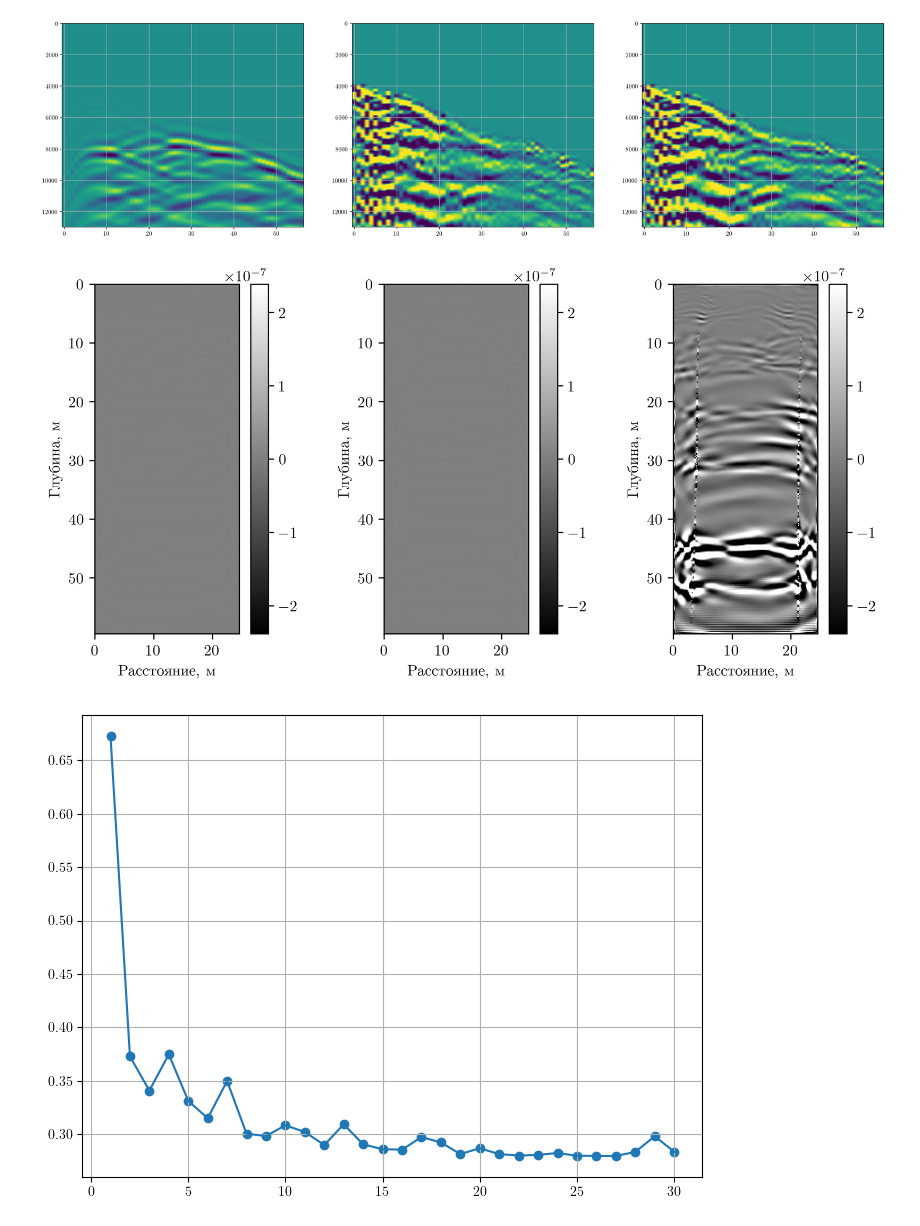
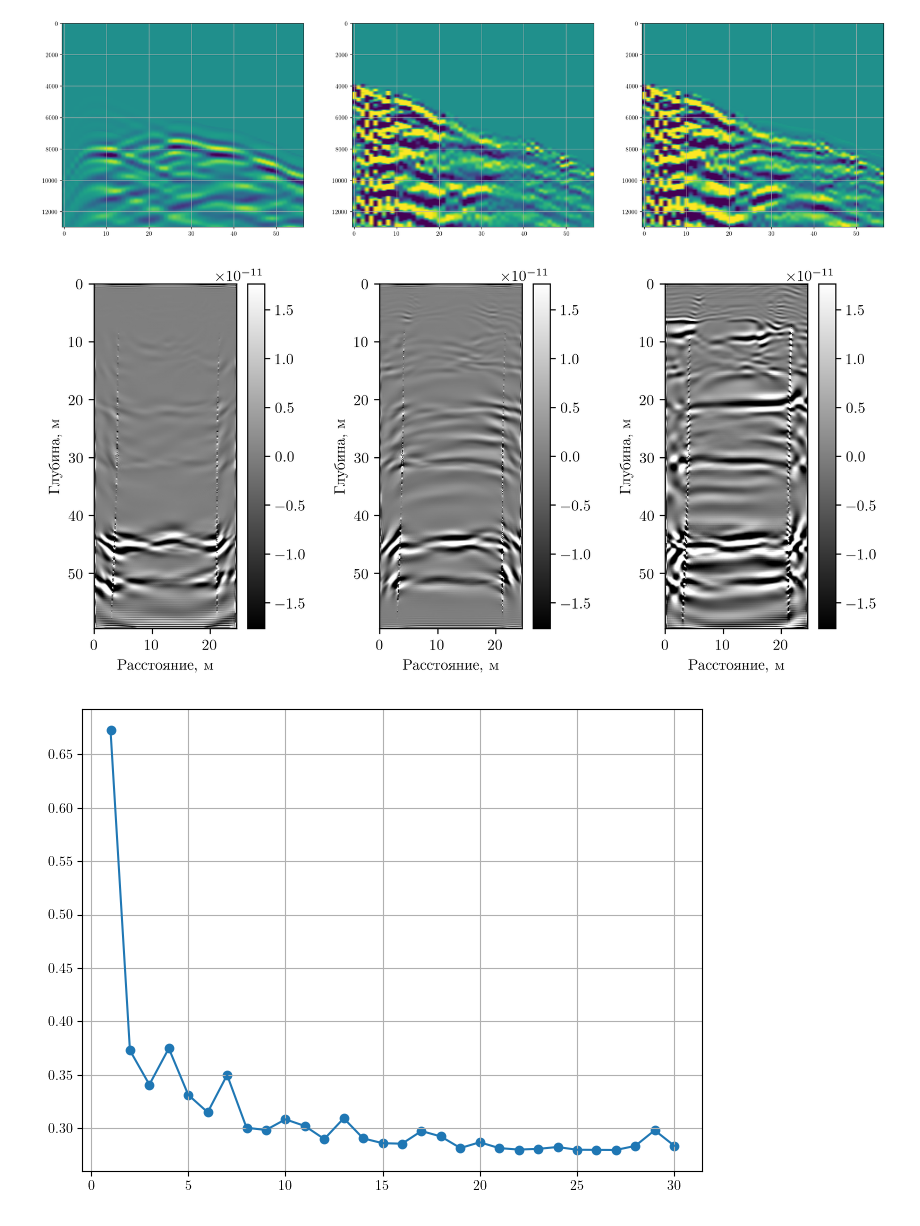
Before and after one commit to AndreyVyaznikovtsev/devito, a Jupyter notebook: examples/seismic/custom_scripts/mex_4_5/lsrtm/check_arrays.ipynb, the cells around one changed output. Drawn from its saved outputs; the diff is of its cells as text; code cells hidden in the pictures.

```diff
--- a/examples/seismic/custom_scripts/mex_4_5/lsrtm/check_arrays.ipynb
+++ b/examples/seismic/custom_scripts/mex_4_5/lsrtm/check_arrays.ipynb
@@ -61,36 +61,36 @@ plt.show()
 [figure]
 # %%
 from config import NBL
-grad_u0 = np.load("gradients/grad_full_u_0.npy")
-grad_d0 = np.load("gradients/grad_full_d_0.npy")
+grad_u0 = np.load("gradients/grad_full_u_1.npy")
+grad_d0 = np.load("gradients/grad_full_d_1.npy")
 
 # magnitude[magnitude] = np.nan
 fig, axs = plt.subplots(1, 3, figsize=(8, 4), dpi=300)
 # glmax = max([np.max(np.abs(grad_d)), np.max(np.abs(grad_u))])
 glmax = max([np.quantile(grad_d0, 0.9), np.quantile(grad_u0, 0.9)])
 # imag0 = grad_u0-grad_d0
-imag0 = np.load("images/image_iter_4.npy")[::5, ::5]
+imag0 = np.load("images/image_iter_1.npy")[::5, ::5]
 for gr, ax in zip([grad_d0, grad_u0, imag0], axs):
     # h=ax.imshow(np.diff(gr.T, axis=0, n=2), cmap='gray', vmin=-glmax/5, vmax=glmax/5)
     # h=ax.imshow(-np.diff(gaussian_filter(gr.T, sigma=0), axis=0, n=1), cmap='gray', vmin=-glmax/2.5*3e3, vmax=glmax/2.5*3e3, extent=[0, grad_d0.shape[0]*0.03*5, grad_d0.shape[1]*0.03*5, 0])
-    hh=ax.imshow(model.vp.data[NBL:-NBL, NBL:-NBL].T, cmap='jet', vmin=0.5, vmax=5.5, alpha=0.3, extent=[0, grad_d0.shape[0]*0.03*5, grad_d0.shape[1]*0.03*5, 0])
+    # hh=ax.imshow(model.vp.data[NBL:-NBL, NBL:-NBL].T, cmap='jet', vmin=0.5, vmax=5.5, alpha=0.3, extent=[0, grad_d0.shape[0]*0.03*5, grad_d0.shape[1]*0.03*5, 0])
 
     # h=ax.imshow(laplace(gr.T), cmap='gray', vmin=-glmax/5, vmax=glmax/5, extent=[0, grad_d0.shape[0]*0.25, grad_d0.shape[1]*0.25, 0])
     # h=ax.imshow(laplace(gaussian_filter(gr.T, sigma=0.9)), vmin=-glmax/3, vmax=glmax/3, cmap='gray', extent=[0, grad_d0.shape[0]*0.25, grad_d0.shape[1]*0.25, 0])
     # h=ax.imshow(np.diff(uniform_filter(gr.T, size=[5, 5]), axis=0, n=2), vmin=-glmax/10, vmax=glmax/10, cmap='gray', extent=[0, grad_d0.shape[0]*0.25, grad_d0.shape[1]*0.25, 0])
 
-    h=ax.imshow(laplace(gr.T), vmin=-glmax*2*9e2, vmax=glmax*2*9e2, cmap='gray', extent=[0, grad_d0.shape[0]*0.03*5, grad_d0.shape[1]*0.03*5, 0])
+    h=ax.imshow(laplace(gr.T), vmin=-glmax/2, vmax=glmax/2, cmap='gray', extent=[0, grad_d0.shape[0]*0.03*5, grad_d0.shape[1]*0.03*5, 0])
     ax.set_xlabel("Расстояние, м")
     ax.set_ylabel("Глубина, м")
 
     fig.colorbar(h)
 
 
 
 plt.tight_layout()
 plt.show()
 # %% [output]
-[figure, old version]
+[figure, new version]
 # %%
 errs = [0.67292, 0.37280, 0.34077, 0.37472, 0.33117, 0.31484, 0.34977, 0.30034, 0.29826, 0.30825, 0.30201, 0.28980, 0.30924, 0.29042, 0.28591, 0.28543, 0.29731, 0.29218, 0.28135, 0.28677, 0.28129, 0.27994, 0.28059, 0.28232, 0.27976, 0.27964, 0.27954, 0.28336, 0.29800, 0.28358]
 plt.plot(np.arange(1, len(errs)+1), errs)
```
Also changed, not shown: 25 other files.
